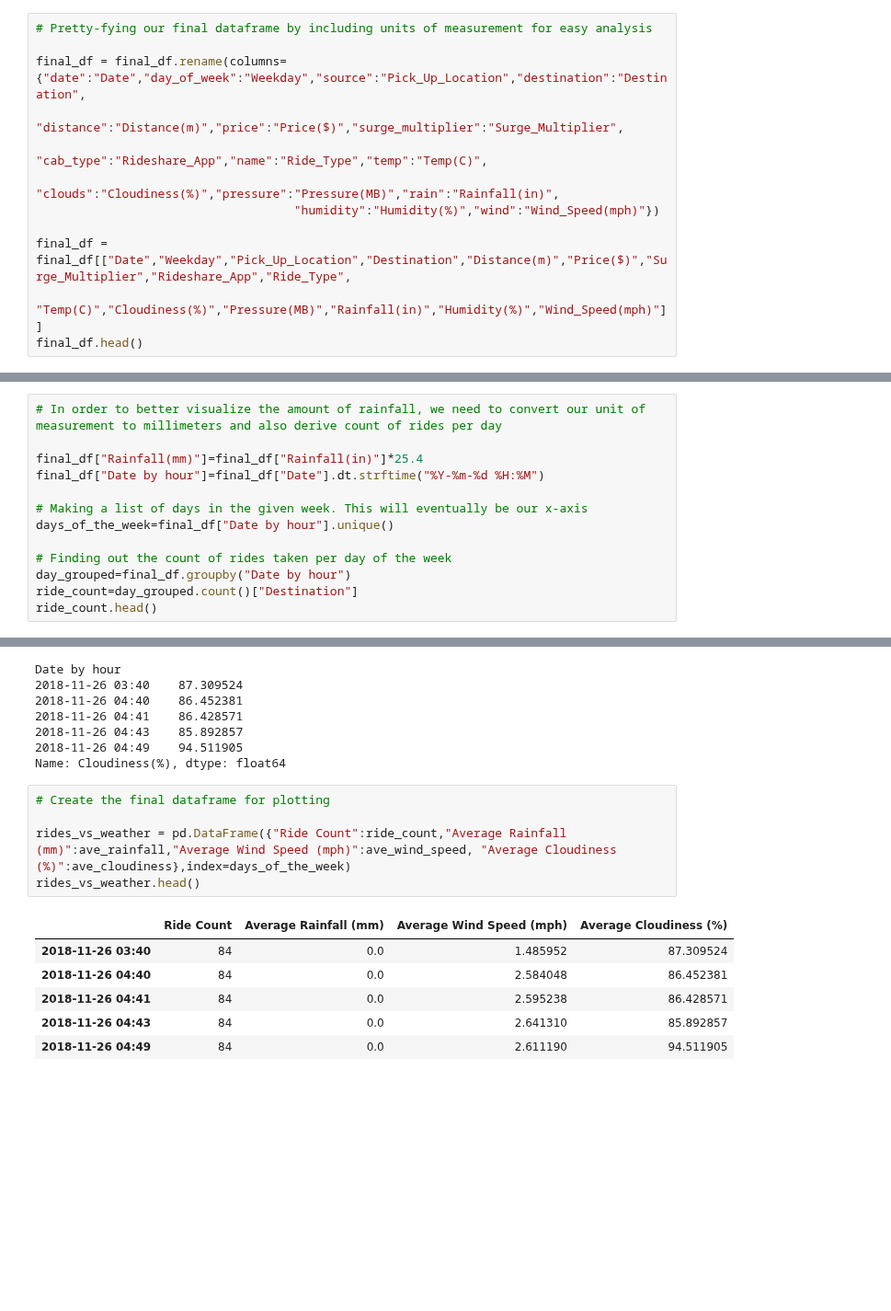
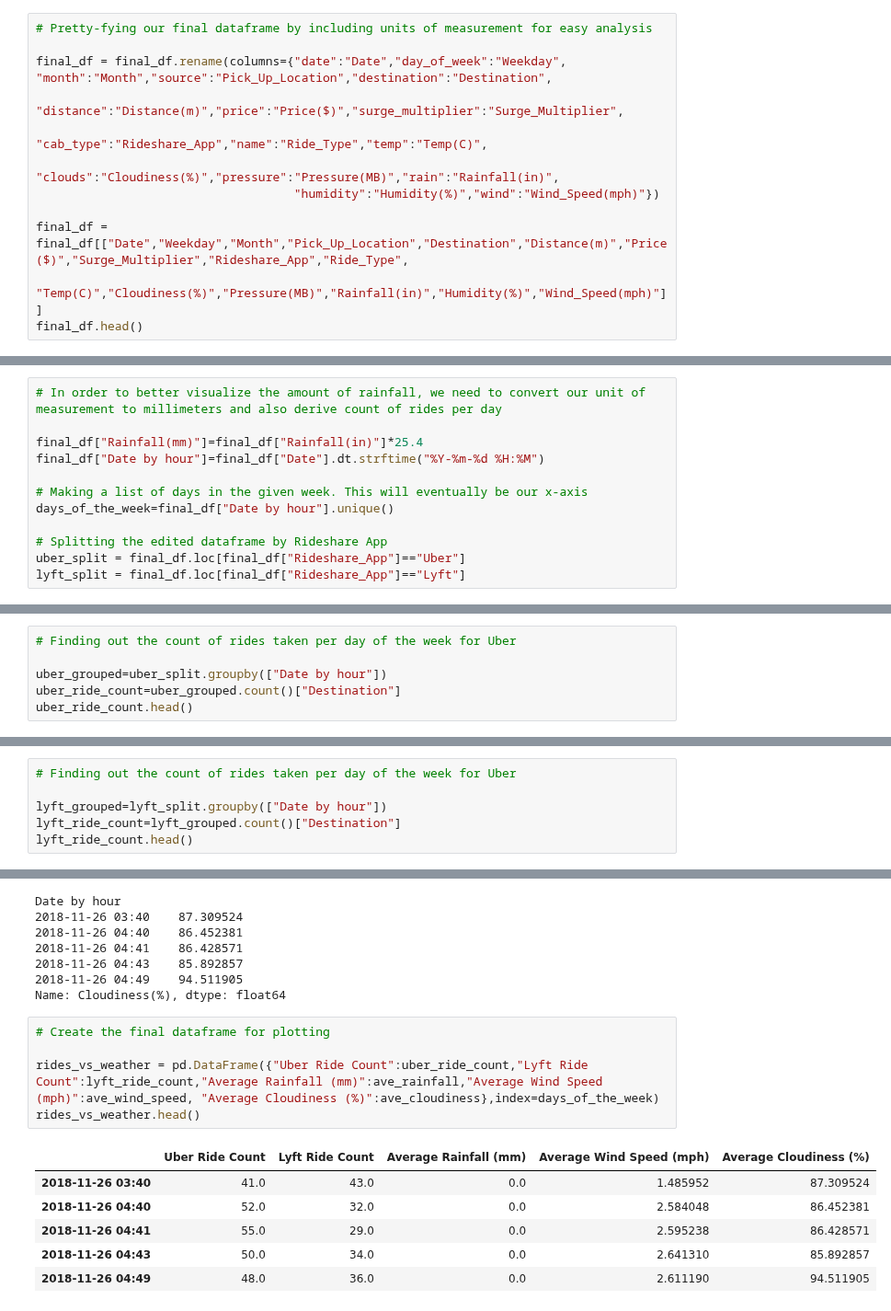
Before and after one commit to marnaji/Project-1, a Jupyter notebook: main_nivetha.ipynb, the cells around one changed output, grey strips where cells are left out. Shown at 92% size. Cells and saved outputs as stored; diff of their text form; blank space fills up the shorter version.

```diff
--- a/main_nivetha.ipynb
+++ b/main_nivetha.ipynb
@@ -143,13 +130,13 @@ final_df["humidity"]=final_df["humidity"]*100
 # %%
 # Pretty-fying our final dataframe by including units of measurement for easy analysis
 
-final_df = final_df.rename(columns={"date":"Date","day_of_week":"Weekday","source":"Pick_Up_Location","destination":"Destination",
+final_df = final_df.rename(columns={"date":"Date","day_of_week":"Weekday", "month":"Month","source":"Pick_Up_Location","destination":"Destination",
                                     "distance":"Distance(m)","price":"Price($)","surge_multiplier":"Surge_Multiplier",
                                     "cab_type":"Rideshare_App","name":"Ride_Type","temp":"Temp(C)",
                                     "clouds":"Cloudiness(%)","pressure":"Pressure(MB)","rain":"Rainfall(in)",
                                     "humidity":"Humidity(%)","wind":"Wind_Speed(mph)"})
 
-final_df = final_df[["Date","Weekday","Pick_Up_Location","Destination","Distance(m)","Price($)","Surge_Multiplier","Rideshare_App","Ride_Type",
+final_df = final_df[["Date","Weekday","Month","Pick_Up_Location","Destination","Distance(m)","Price($)","Surge_Multiplier","Rideshare_App","Ride_Type",
                      "Temp(C)","Cloudiness(%)","Pressure(MB)","Rainfall(in)","Humidity(%)","Wind_Speed(mph)"]]
 final_df.head()
 # %% [output]
@@ -352,7 +418,6 @@ final_df["Date by hour"]=final_df["Date"].dt.strftime("%Y-%m-%d %H:%M")
 # Making a list of days in the given week. This will eventually be our x-axis
 days_of_the_week=final_df["Date by hour"].unique()
 
-# Finding out the count of rides taken per day of the week
-day_grouped=final_df.groupby("Date by hour")
-ride_count=day_grouped.count()["Destination"]
-ride_count.head()
+# Splitting the edited dataframe by Rideshare App
+uber_split = final_df.loc[final_df["Rideshare_App"]=="Uber"]
+lyft_split = final_df.loc[final_df["Rideshare_App"]=="Lyft"]
@@ -366,0 +424,6 @@ Name: Destination, dtype: int64
+# %%
+# Finding out the count of rides taken per day of the week for Uber
+
+uber_grouped=uber_split.groupby(["Date by hour"])
+uber_ride_count=uber_grouped.count()["Destination"]
+uber_ride_count.head()
@@ -366,0 +438,6 @@ Name: Destination, dtype: int64
+# %%
+# Finding out the count of rides taken per day of the week for Uber
+
+lyft_grouped=lyft_split.groupby(["Date by hour"])
+lyft_ride_count=lyft_grouped.count()["Destination"]
+lyft_ride_count.head()
@@ -406,12 +491,12 @@ Name: Cloudiness(%), dtype: float64
 # %%
 # Create the final dataframe for plotting
 
-rides_vs_weather = pd.DataFrame({"Ride Count":ride_count,"Average Rainfall (mm)":ave_rainfall,"Average Wind Speed (mph)":ave_wind_speed, "Average Cloudiness (%)":ave_cloudiness},index=days_of_the_week)
+rides_vs_weather = pd.DataFrame({"Uber Ride Count":uber_ride_count,"Lyft Ride Count":lyft_ride_count,"Average Rainfall (mm)":ave_rainfall,"Average Wind Speed (mph)":ave_wind_speed, "Average Cloudiness (%)":ave_cloudiness},index=days_of_the_week)
 rides_vs_weather.head()
 # %% [output]
-|  | Ride Count | Average Rainfall (mm) | Average Wind Speed (mph) | Average Cloudiness (%) |
-| 2018-11-26 03:40 | 84 | 0.0 | 1.485952 | 87.309524 |
-| 2018-11-26 04:40 | 84 | 0.0 | 2.584048 | 86.452381 |
-| 2018-11-26 04:41 | 84 | 0.0 | 2.595238 | 86.428571 |
-| 2018-11-26 04:43 | 84 | 0.0 | 2.641310 | 85.892857 |
-| 2018-11-26 04:49 | 84 | 0.0 | 2.611190 | 94.511905 |
+|  | Uber Ride Count | Lyft Ride Count | Average Rainfall (mm) | Average Wind Speed (mph) | Average Cloudiness (%) |
+| 2018-11-26 03:40 | 41.0 | 43.0 | 0.0 | 1.485952 | 87.309524 |
+| 2018-11-26 04:40 | 52.0 | 32.0 | 0.0 | 2.584048 | 86.452381 |
+| 2018-11-26 04:41 | 55.0 | 29.0 | 0.0 | 2.595238 | 86.428571 |
+| 2018-11-26 04:43 | 50.0 | 34.0 | 0.0 | 2.641310 | 85.892857 |
+| 2018-11-26 04:49 | 48.0 | 36.0 | 0.0 | 2.611190 | 94.511905 |
```
Also changed, not shown: parts of 58 cells of this notebook, 2 other files.
